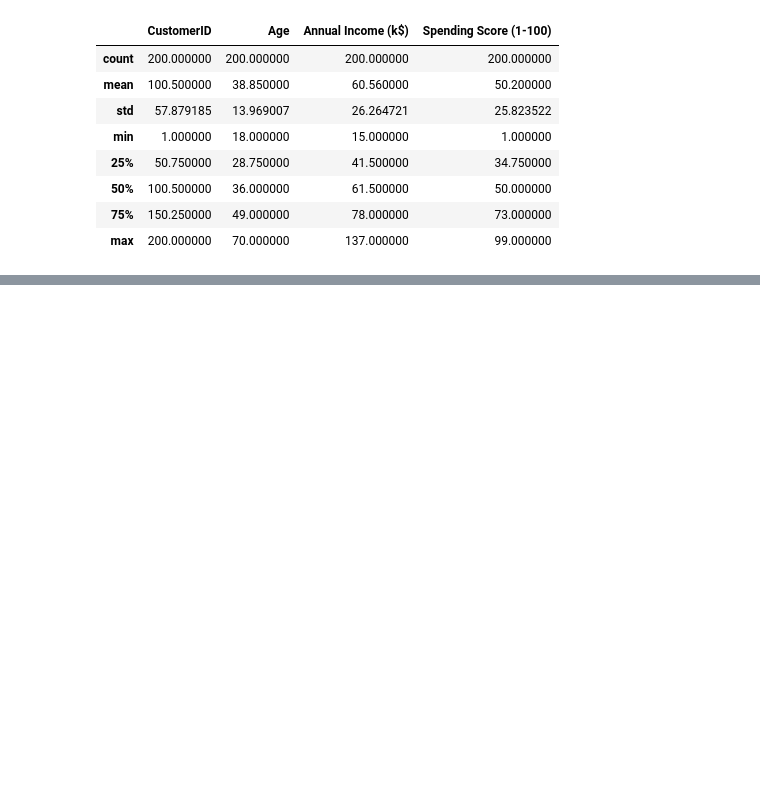
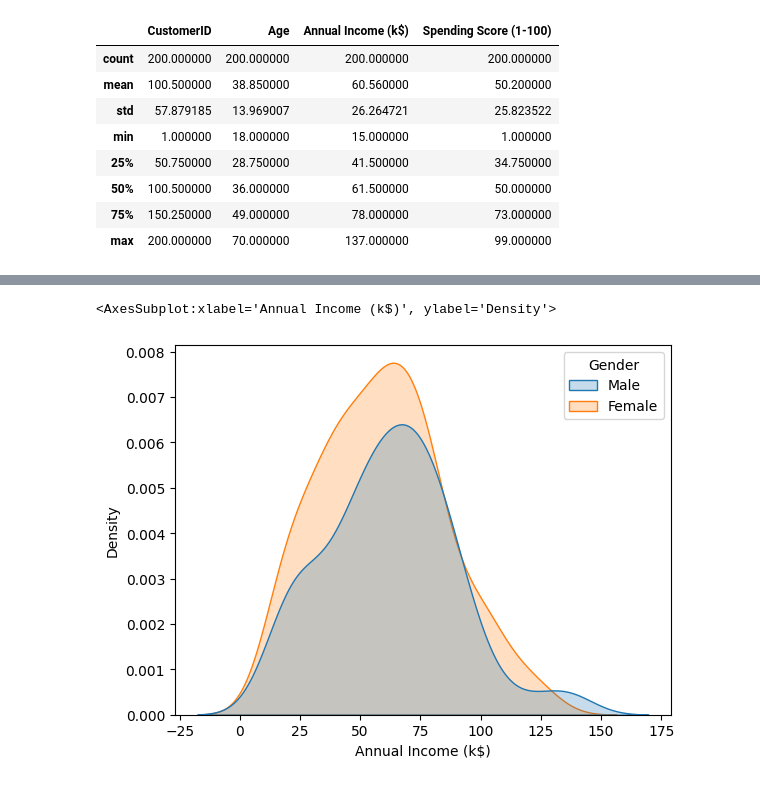
Before and after one commit to MohammedUsman-hub/Python-Customer-Segmentation-Clustering, a Jupyter notebook: Python Customer Segmentation & Clustering.ipynb, the cells around one changed output, grey strips where cells are left out. Cells and saved outputs as stored; diff of their text form; code cells hidden in the pictures; blank space fills up the shorter version.

```diff
--- a/Python Customer Segmentation & Clustering.ipynb
+++ b/Python Customer Segmentation & Clustering.ipynb
@@ -30,0 +52,5 @@ df.describe()
+# %%
+sns.kdeplot(data=df, x='Annual Income (k$)', shade=True, hue='Gender')
+# %% [output]
+<AxesSubplot:xlabel='Annual Income (k$)', ylabel='Density'>
+[figure, added]
```
Also changed, not shown: parts of 5 cells of this notebook.
